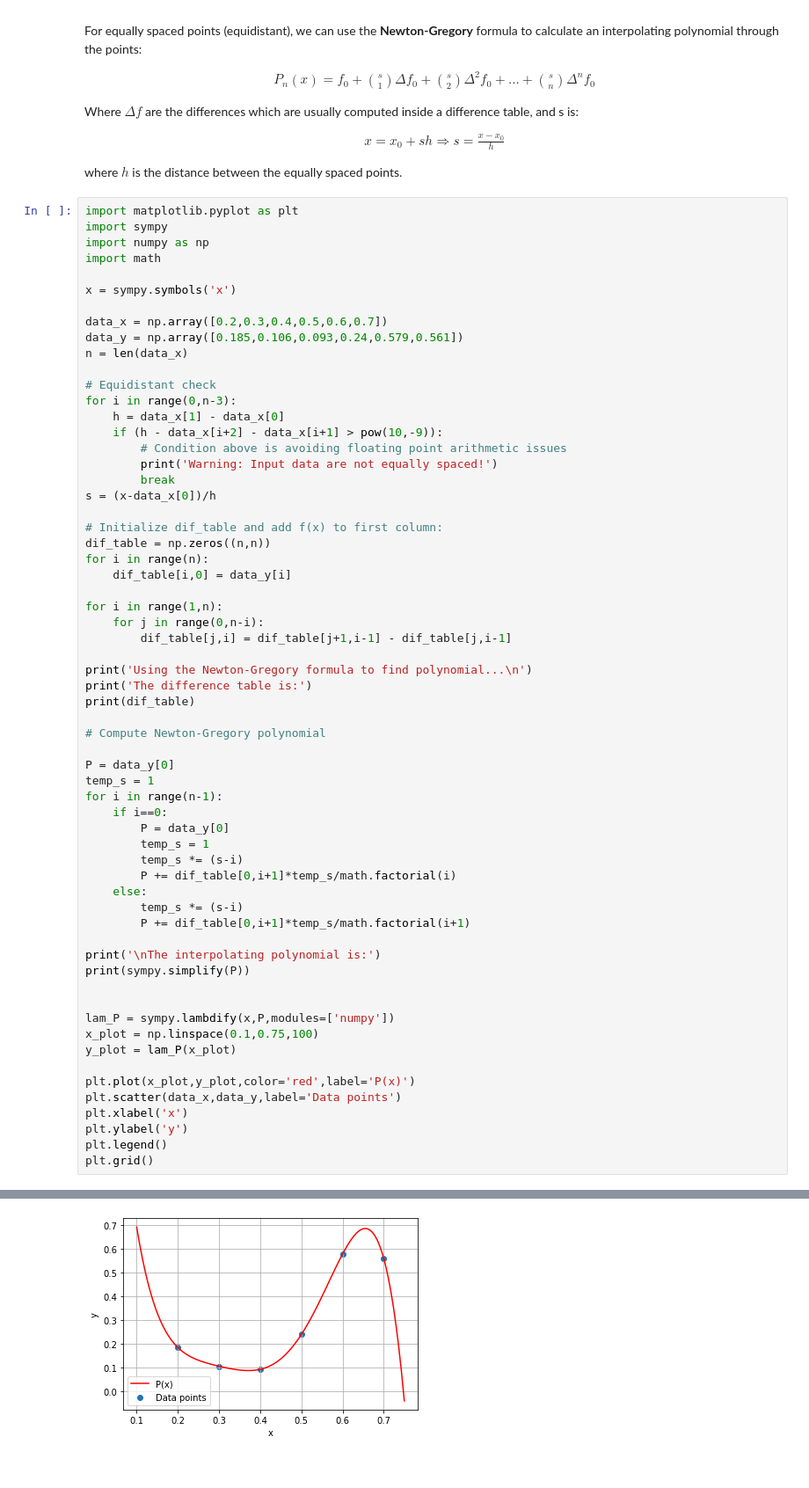
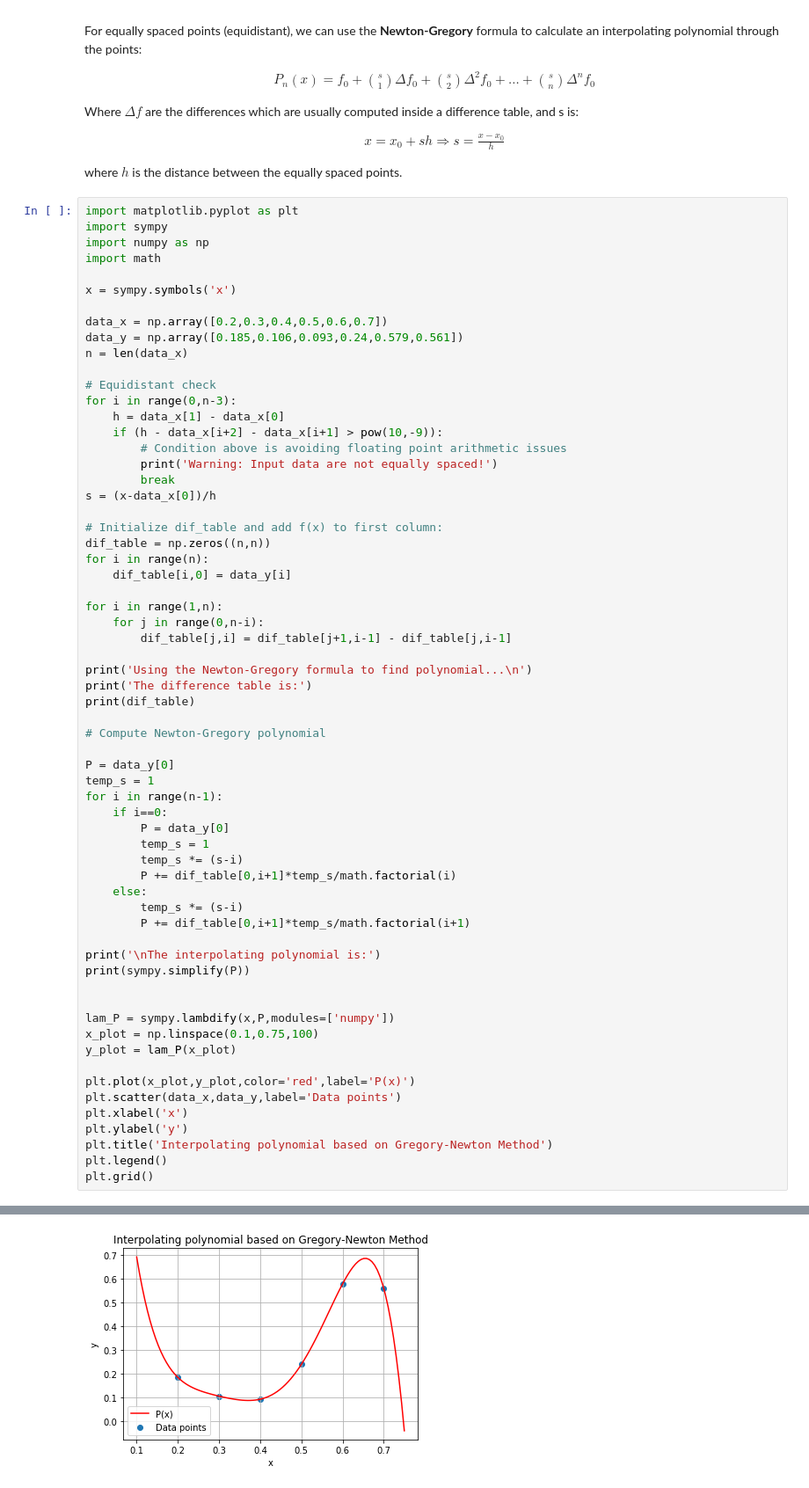
Before and after one commit to aretselis/msc-computational-physics, a Jupyter notebook: Courses/Computational Mathematics (ΥΦΥ101)/Problem Sets/retselis_set1.ipynb, the cells around one changed output, grey strips where cells are left out. Shown at 88% size. Drawn from its saved outputs; the diff is of its cells as text.

```diff
--- a/Courses/Computational Mathematics (ΥΦΥ101)/Problem Sets/retselis_set1.ipynb
+++ b/Courses/Computational Mathematics (ΥΦΥ101)/Problem Sets/retselis_set1.ipynb
@@ -722,31 +724,32 @@ for i in range(n-1):
         temp_s *= (s-i)
         P += dif_table[0,i+1]*temp_s/math.factorial(i+1)
 
 print('\nThe interpolating polynomial is:')
 print(sympy.simplify(P))
 
 
 lam_P = sympy.lambdify(x,P,modules=['numpy'])
 x_plot = np.linspace(0.1,0.75,100)
 y_plot = lam_P(x_plot)
 
 plt.plot(x_plot,y_plot,color='red',label='P(x)')
 plt.scatter(data_x,data_y,label='Data points')
 plt.xlabel('x')
 plt.ylabel('y')
+plt.title('Interpolating polynomial based on Gregory-Newton Method')
 plt.legend()
 plt.grid()
 # %% [output]
 Using the Newton-Gregory formula to find polynomial...
 
 The difference table is:
 [[ 0.185 -0.079  0.066  0.094 -0.062 -0.519]
  [ 0.106 -0.013  0.16   0.032 -0.581  0.   ]
  [ 0.093  0.147  0.192 -0.549  0.     0.   ]
  [ 0.24   0.339 -0.357  0.     0.     0.   ]
  [ 0.579 -0.018  0.     0.     0.     0.   ]
  [ 0.561  0.     0.     0.     0.     0.   ]]
 
 The interpolating polynomial is:
 -432.5*x**5 + 839.166666666667*x**4 - 618.541666666667*x**3 + 221.708333333333*x**2 - 39.5413333333333*x + 2.969
-[figure, old version]
+[figure, new version]
```
Also changed, not shown: parts of 2 cells of this notebook.
